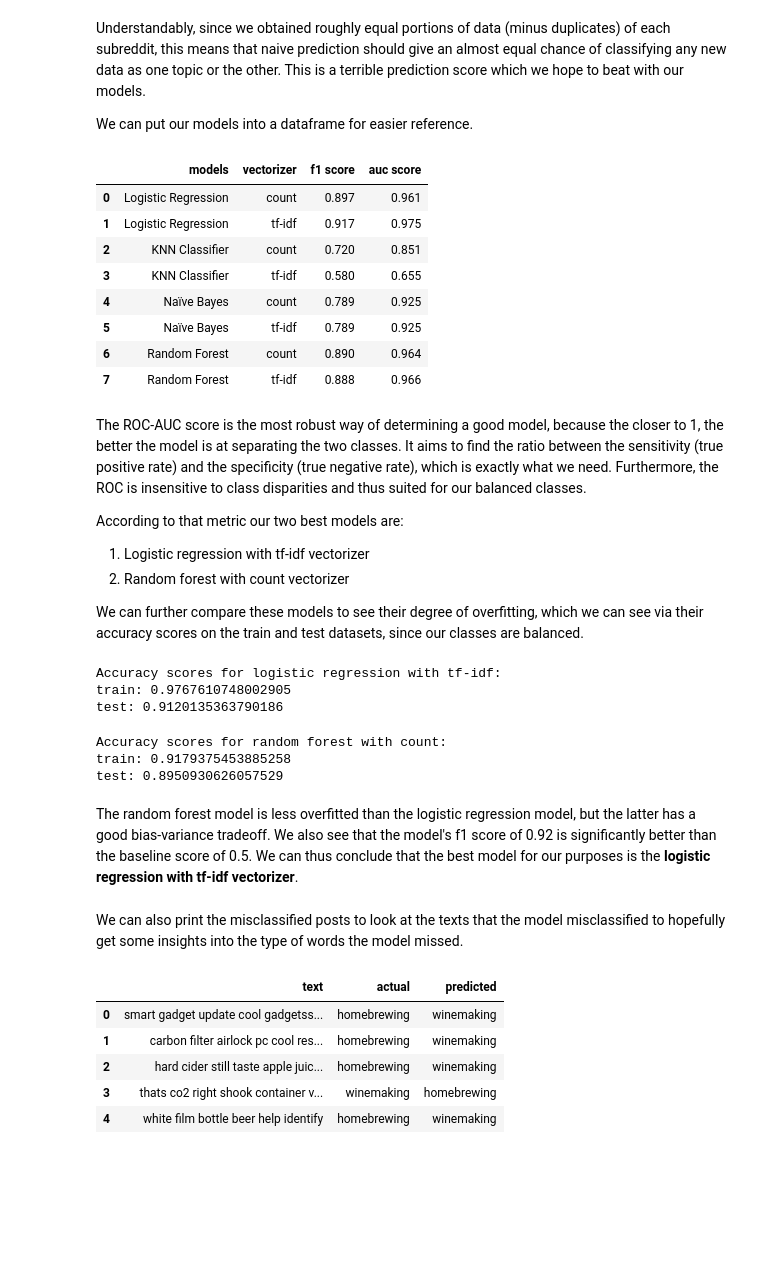
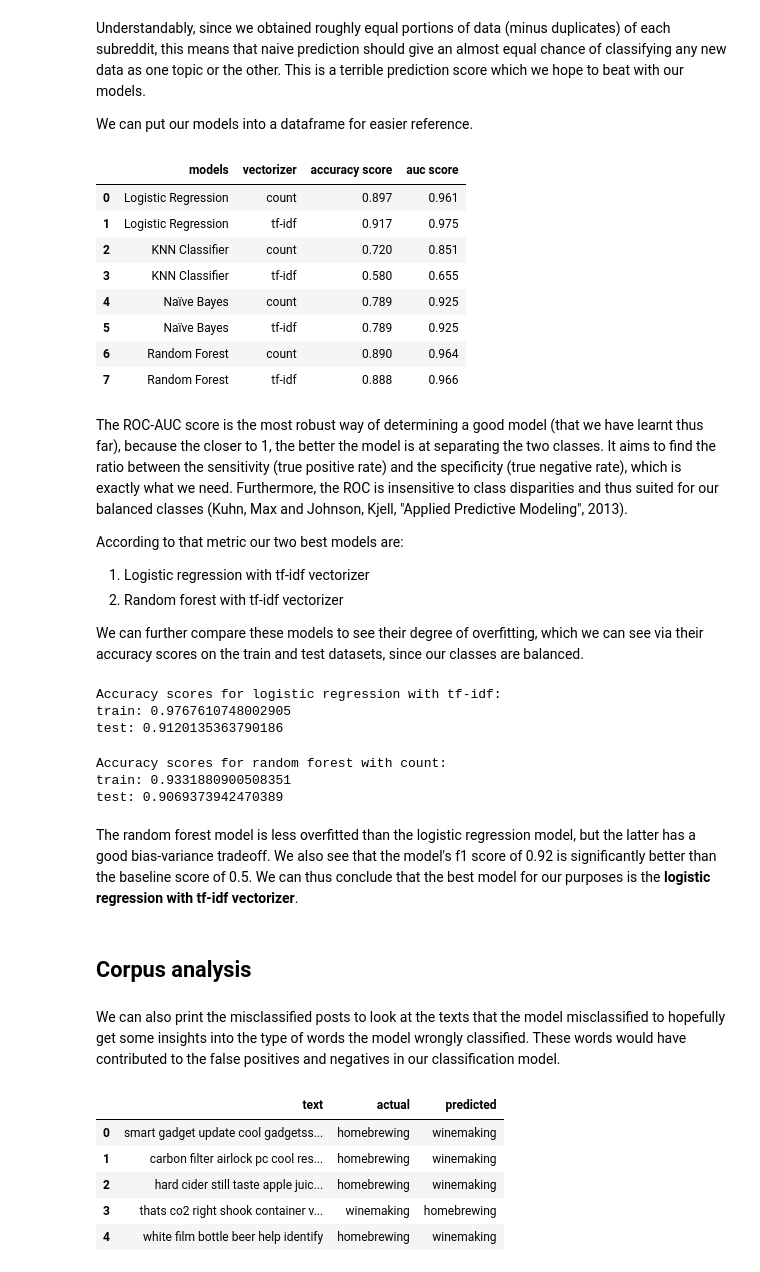
Before and after one commit to pappymu/GA-Projects, a Jupyter notebook: project_3/code/2-modeling.ipynb, the cells around one changed output. Saved outputs shown, nothing was run; the diff lists cells and outputs as text; code cells hidden in the pictures; blank space fills up the shorter version.

Commit message:
project 3 spelling + added analysis

```diff
--- a/project_3/code/2-modeling.ipynb
+++ b/project_3/code/2-modeling.ipynb
@@ -1306,12 +1309,12 @@ We can put our models into a dataframe for easier reference.
 # %%
 models = ['Logistic Regression', 'Logistic Regression', 'KNN Classifier', 'KNN Classifier', 'Naïve Bayes', 'Naïve Bayes', 'Random Forest', 'Random Forest']
 vectorizer = ['count', 'tf-idf']*4
 f1 = [log_cv_gs, log_tfidf_gs, knn_cv_gs, knn_tfidf_gs, nb_cv_gs, nb_tfidf_gs, rf_cv_gs, rf_tfidf_gs]
 score = [i.best_score_ for i in f1]
 auc = [log_cv_auc, log_tfidf_auc, knn_cv_auc, knn_tfidf_auc, nb_cv_auc, nb_tfidf_auc, rf_cv_auc, rf_tfidf_auc]
-pd.DataFrame(list(zip(models, vectorizer, score, auc)), columns = ['models', 'vectorizer', 'f1 score', 'auc score']).round(3)
+pd.DataFrame(list(zip(models, vectorizer, score, auc)), columns = ['models', 'vectorizer', 'accuracy score', 'auc score']).round(3)
 # %% [output]
-|  | models | vectorizer | f1 score | auc score |
+|  | models | vectorizer | accuracy score | auc score |
 | 0 | Logistic Regression | count | 0.897 | 0.961 |
 | 1 | Logistic Regression | tf-idf | 0.917 | 0.975 |
 | 2 | KNN Classifier | count | 0.720 | 0.851 |
@@ -1321,11 +1324,11 @@ pd.DataFrame(list(zip(models, vectorizer, score, auc)), columns = ['models', 've
 | 6 | Random Forest | count | 0.890 | 0.964 |
 | 7 | Random Forest | tf-idf | 0.888 | 0.966 |
 # %% [markdown]
-The ROC-AUC score is the most robust way of determining a good model, because the closer to 1, the better the model is at separating the two classes. It aims to find the ratio between the sensitivity (true positive rate) and the specificity (true negative rate), which is exactly what we need. Furthermore, the ROC is insensitive to class disparities and thus suited for our balanced classes.
+The ROC-AUC score is the most robust way of determining a good model (that we have learnt thus far), because the closer to 1, the better the model is at separating the two classes. It aims to find the ratio between the sensitivity (true positive rate) and the specificity (true negative rate), which is exactly what we need. Furthermore, the ROC is insensitive to class disparities and thus suited for our balanced classes (Kuhn, Max and Johnson, Kjell, "Applied Predictive Modeling", 2013).
 
 According to that metric our two best models are:
 1. Logistic regression with tf-idf vectorizer
-2. Random forest with count vectorizer
+2. Random forest with tf-idf vectorizer
 
 We can further compare these models to see their degree of overfitting, which we can see via their accuracy scores on the train and test datasets, since our classes are balanced.
 # %%
@@ -1338,16 +1341,18 @@ train: 0.9767610748002905
 test: 0.9120135363790186
 # %%
 print('Accuracy scores for random forest with count: ')
-print(f'train: {rf_cv_gs.score(X_train, y_train)}')
-print(f'test: {rf_cv_gs.score(X_test, y_test)}')
+print(f'train: {rf_tfidf_gs.score(X_train, y_train)}')
+print(f'test: {rf_tfidf_gs.score(X_test, y_test)}')
 # %% [output]
 Accuracy scores for random forest with count:
-train: 0.9179375453885258
-test: 0.8950930626057529
+train: 0.9331880900508351
+test: 0.9069373942470389
 # %% [markdown]
 The random forest model is less overfitted than the logistic regression model, but the latter has a good bias-variance tradeoff. We also see that the model's f1 score of 0.92 is significantly better than the baseline score of 0.5. We can thus conclude that the best model for our purposes is the **logistic regression with tf-idf vectorizer**.
+# %% [markdown]
+## Corpus analysis
 # %% [markdown]
-We can also print the misclassified posts to look at the texts that the model misclassified to hopefully get some insights into the type of words the model missed.
+We can also print the misclassified posts to look at the texts that the model misclassified to hopefully get some insights into the type of words the model wrongly classified. These words would have contributed to the false positives and negatives in our classification model.
 # %%
 pd.options.display.max_colwidth = 300
 y_pred = log_tfidf_gs.predict(X_test)
```
Also changed, not shown: parts of 17 cells of this notebook, 1 other file.
